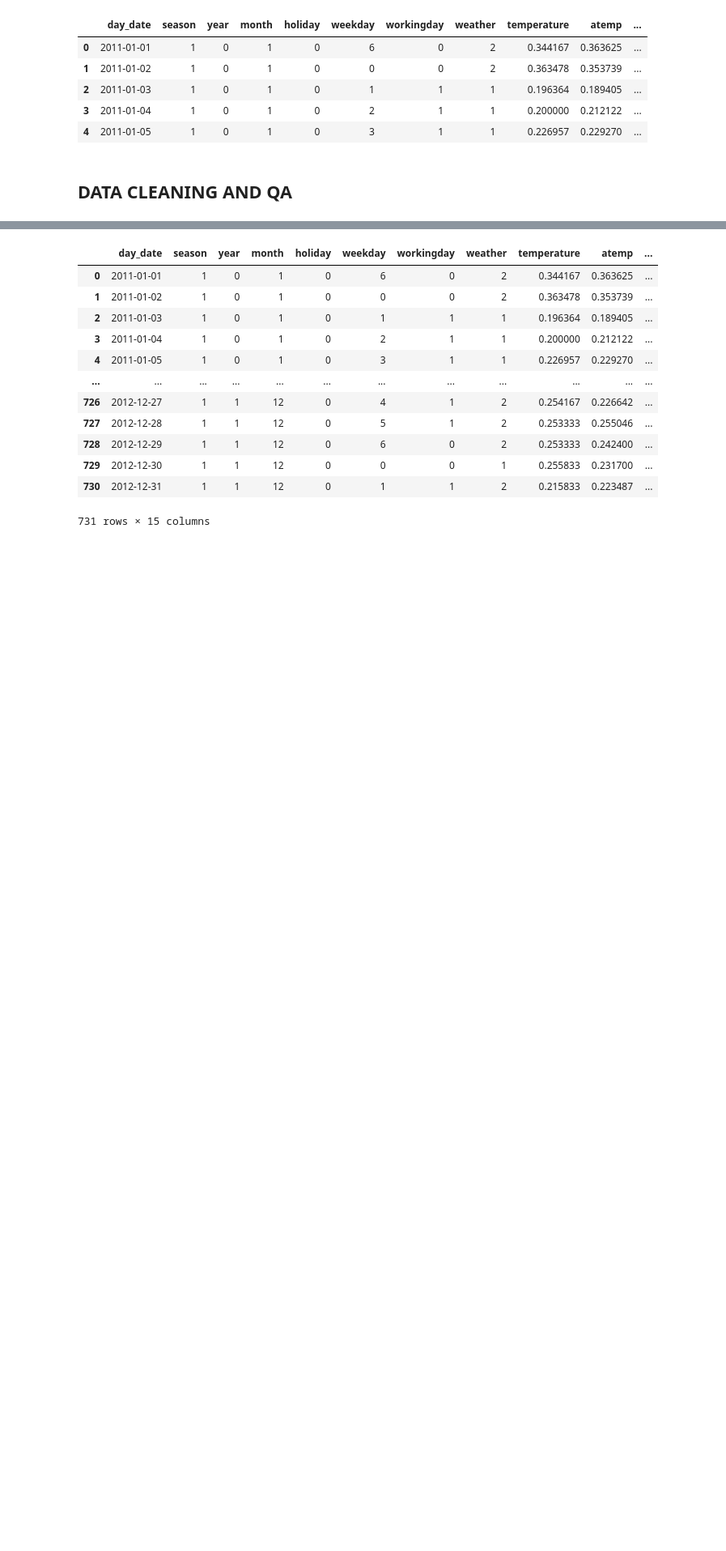
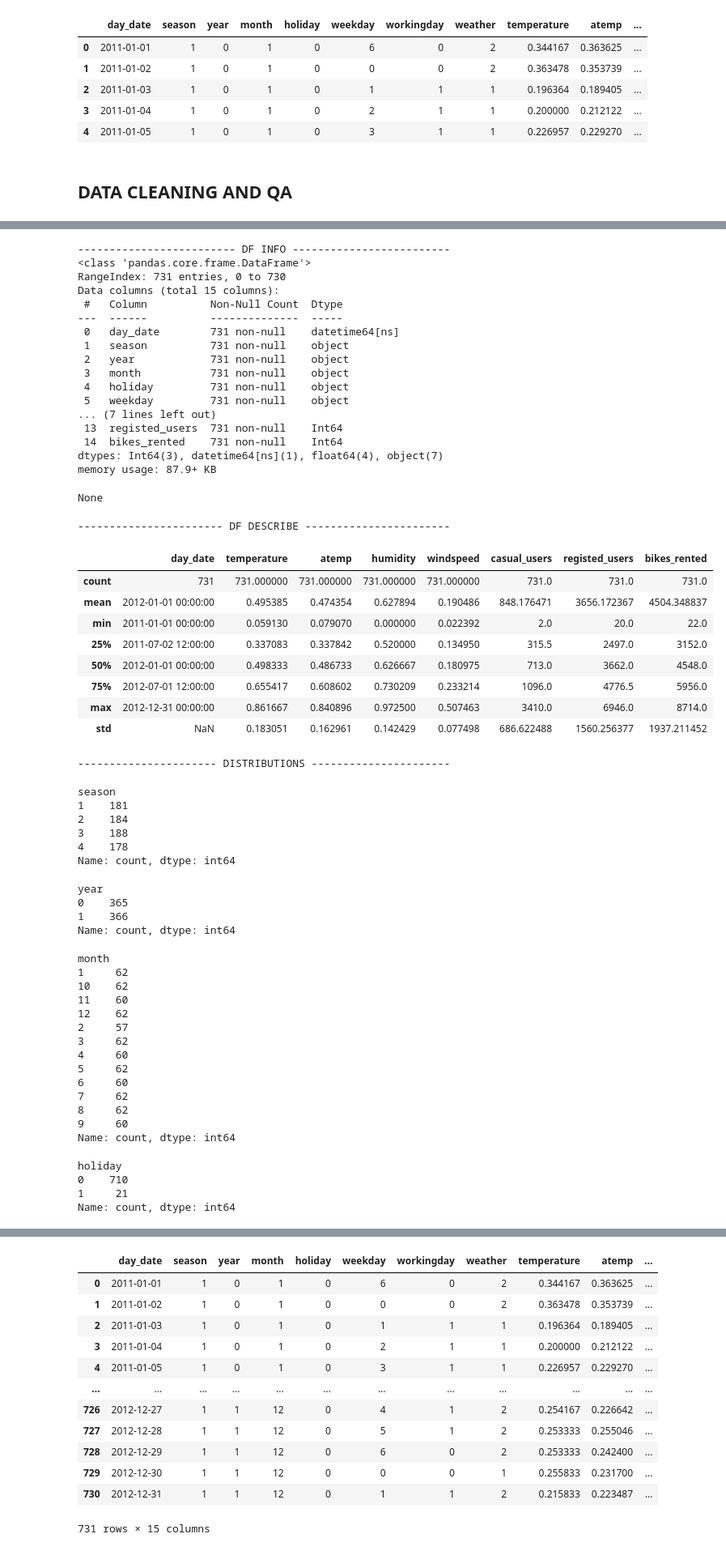
Before and after one commit to EAlmazanG/forecast-incremental-workflow, a Jupyter notebook: notebooks/forecast_day.ipynb, the cells around one changed output, grey strips where cells are left out. Shown at 81% size. Saved outputs shown, nothing was run; the diff lists cells and outputs as text; code cells hidden in the pictures; blank space fills up the shorter version.

```diff
--- a/notebooks/forecast_day.ipynb
+++ b/notebooks/forecast_day.ipynb
@@ -71,7 +71,7 @@ df.rename(columns={
     'atem':'temperature_sensation',
     'hum':'humidity',
     'casual':'casual_users',
-    'registered':'registed_users',
+    'registered':'registered_users',
     'cnt':'bikes_rented'
 }, inplace=True)
 # Drop not used columns
@@ -109,0 +112,75 @@ dtype: object
+# %%
+# Quick checks on data
+print_title('DF INFO')
+display(df.info())
+
+print_title('DF DESCRIBE')
+display(df.describe())
+
+# Check distribution of variants
+print_title('DISTRIBUTIONS')
+display(df['season'].value_counts().sort_index())
+display(df['year'].value_counts().sort_index())
+display(df['month'].value_counts().sort_index())
+display(df['holiday'].value_counts().sort_index())
+display(df['weekday'].value_counts().sort_index())
+display(df['workingday'].value_counts().sort_index())
+display(df['weather'].value_counts().sort_index())
+# %% [output]
+------------------------- DF INFO -------------------------
+<class 'pandas.core.frame.DataFrame'>
+RangeIndex: 731 entries, 0 to 730
+Data columns (total 15 columns):
+ #   Column          Non-Null Count  Dtype
+---  ------          --------------  -----
+ 0   day_date        731 non-null    datetime64[ns]
+ 1   season          731 non-null    object
+ 2   year            731 non-null    object
+ 3   month           731 non-null    object
+ 4   holiday         731 non-null    object
+ 5   weekday         731 non-null    object
+... (7 lines left out)
+ 13  registed_users  731 non-null    Int64
+ 14  bikes_rented    731 non-null    Int64
+dtypes: Int64(3), datetime64[ns](1), float64(4), object(7)
+memory usage: 87.9+ KB
+None
+----------------------- DF DESCRIBE -----------------------
+|  | day_date | temperature | atemp | humidity | windspeed | casual_users | registed_users | bikes_rented |
+| count | 731 | 731.000000 | 731.000000 | 731.000000 | 731.000000 | 731.0 | 731.0 | 731.0 |
+| mean | 2012-01-01 00:00:00 | 0.495385 | 0.474354 | 0.627894 | 0.190486 | 848.176471 | 3656.172367 | 4504.348837 |
+| min | 2011-01-01 00:00:00 | 0.059130 | 0.079070 | 0.000000 | 0.022392 | 2.0 | 20.0 | 22.0 |
+| 25% | 2011-07-02 12:00:00 | 0.337083 | 0.337842 | 0.520000 | 0.134950 | 315.5 | 2497.0 | 3152.0 |
+| 50% | 2012-01-01 00:00:00 | 0.498333 | 0.486733 | 0.626667 | 0.180975 | 713.0 | 3662.0 | 4548.0 |
+| 75% | 2012-07-01 12:00:00 | 0.655417 | 0.608602 | 0.730209 | 0.233214 | 1096.0 | 4776.5 | 5956.0 |
+| max | 2012-12-31 00:00:00 | 0.861667 | 0.840896 | 0.972500 | 0.507463 | 3410.0 | 6946.0 | 8714.0 |
+| std | NaN | 0.183051 | 0.162961 | 0.142429 | 0.077498 | 686.622488 | 1560.256377 | 1937.211452 |
+---------------------- DISTRIBUTIONS ----------------------
+season
+1    181
+2    184
+3    188
+4    178
+Name: count, dtype: int64
+year
+0    365
+1    366
+Name: count, dtype: int64
+month
+1     62
+10    62
+11    60
+12    62
+2     57
+3     62
+4     60
+5     62
+6     60
+7     62
+8     62
+9     60
+Name: count, dtype: int64
+holiday
+0    710
+1     21
+Name: count, dtype: int64
```
Also changed, not shown: parts of 10 cells of this notebook.
